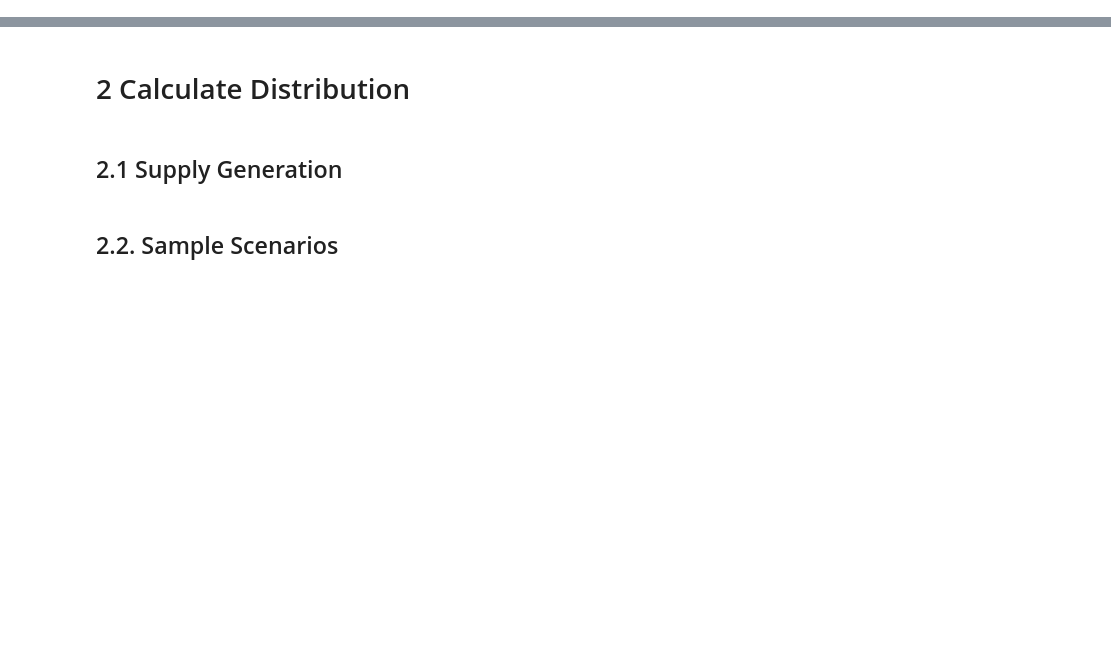
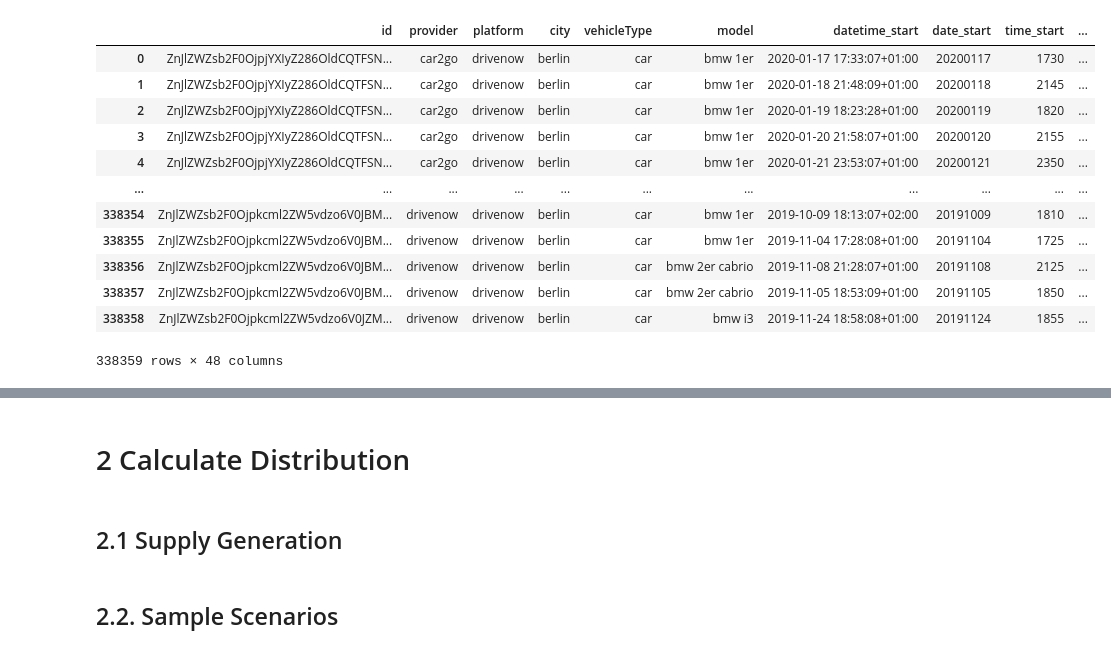
Before and after one commit to Pyosch/ATIS3_Group, a Jupyter notebook: 02_Scenario_Generation.ipynb, the cells around one changed output, grey strips where cells are left out. Drawn from its saved outputs; the diff is of its cells as text; code cells hidden in the pictures; blank space fills up the shorter version.

```diff
--- a/02_Scenario_Generation.ipynb
+++ b/02_Scenario_Generation.ipynb
@@ -10,6 +10,22 @@ import matplotlib.pyplot as plt
 #from shapely.geometry import shape
 from datetime import datetime, timedelta
 import seaborn as sns
+# %%
+supply_at_midnight
+# %% [output]
+|  | id | provider | platform | city | vehicleType | model | datetime_start | date_start | time_start | ... |
+| 0 | ZnJlZWZsb2F0OjpjYXIyZ286OldCQTFSN... | car2go | drivenow | berlin | car | bmw 1er | 2020-01-17 17:33:07+01:00 | 20200117 | 1730 | ... |
+| 1 | ZnJlZWZsb2F0OjpjYXIyZ286OldCQTFSN... | car2go | drivenow | berlin | car | bmw 1er | 2020-01-18 21:48:09+01:00 | 20200118 | 2145 | ... |
+| 2 | ZnJlZWZsb2F0OjpjYXIyZ286OldCQTFSN... | car2go | drivenow | berlin | car | bmw 1er | 2020-01-19 18:23:28+01:00 | 20200119 | 1820 | ... |
+| 3 | ZnJlZWZsb2F0OjpjYXIyZ286OldCQTFSN... | car2go | drivenow | berlin | car | bmw 1er | 2020-01-20 21:58:07+01:00 | 20200120 | 2155 | ... |
+| 4 | ZnJlZWZsb2F0OjpjYXIyZ286OldCQTFSN... | car2go | drivenow | berlin | car | bmw 1er | 2020-01-21 23:53:07+01:00 | 20200121 | 2350 | ... |
+| ... | ... | ... | ... | ... | ... | ... | ... | ... | ... | ... |
+| 338354 | ZnJlZWZsb2F0Ojpkcml2ZW5vdzo6V0JBM... | drivenow | drivenow | berlin | car | bmw 1er | 2019-10-09 18:13:07+02:00 | 20191009 | 1810 | ... |
+| 338355 | ZnJlZWZsb2F0Ojpkcml2ZW5vdzo6V0JBM... | drivenow | drivenow | berlin | car | bmw 1er | 2019-11-04 17:28:08+01:00 | 20191104 | 1725 | ... |
+| 338356 | ZnJlZWZsb2F0Ojpkcml2ZW5vdzo6V0JBM... | drivenow | drivenow | berlin | car | bmw 2er cabrio | 2019-11-08 21:28:07+01:00 | 20191108 | 2125 | ... |
+| 338357 | ZnJlZWZsb2F0Ojpkcml2ZW5vdzo6V0JBM... | drivenow | drivenow | berlin | car | bmw 2er cabrio | 2019-11-05 18:53:09+01:00 | 20191105 | 1850 | ... |
+| 338358 | ZnJlZWZsb2F0Ojpkcml2ZW5vdzo6V0JZM... | drivenow | drivenow | berlin | car | bmw i3 | 2019-11-24 18:58:08+01:00 | 20191124 | 1855 | ... |
+338359 rows × 48 columns
 # %%
 import pandas as pd
 pd.set_option('display.max_columns', None)
```
Also changed, not shown: parts of 3 cells of this notebook, 1 other file.
